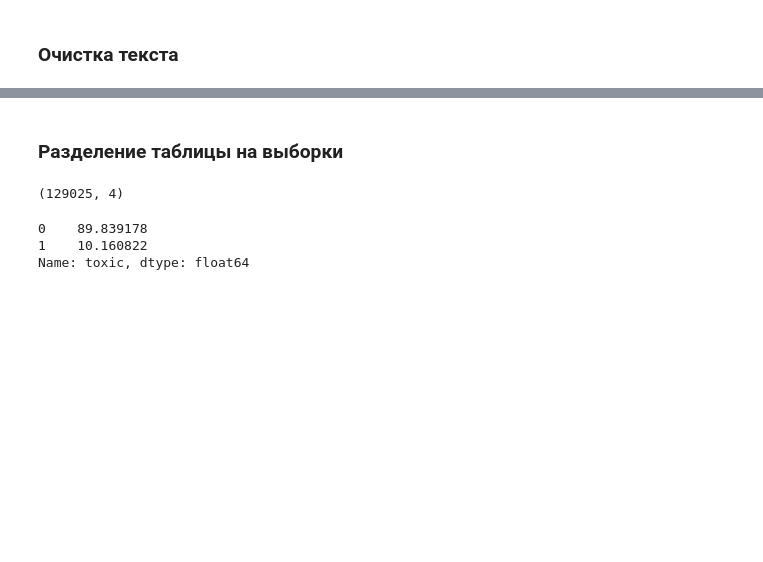
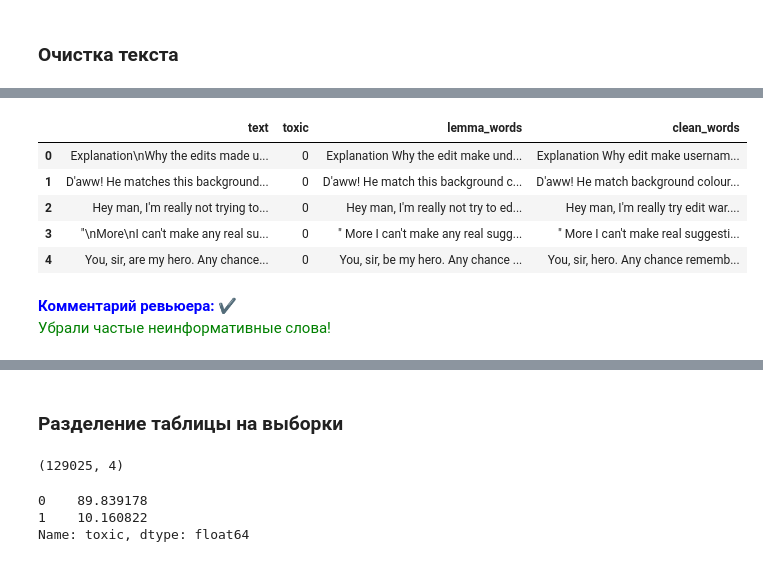
Before and after one commit to AVplusTV/Py_project, a Jupyter notebook: 18_toxic_tweets_tf_idf.ipynb, the cells around one changed output, grey strips where cells are left out. Drawn from its saved outputs; the diff is of its cells as text; code cells hidden in the pictures; blank space fills up the shorter version.

```diff
--- a/18_toxic_tweets_tf_idf.ipynb
+++ b/18_toxic_tweets_tf_idf.ipynb
@@ -160,0 +257,12 @@ df['clean_words'] = df['lemma_words'].apply(lambda x: ' '.join([word for
+# %%
+df.head()
+# %% [output]
+|  | text | toxic | lemma_words | clean_words |
+| 0 | Explanation\nWhy the edits made u... | 0 | Explanation Why the edit make und... | Explanation Why edit make usernam... |
+| 1 | D'aww! He matches this background... | 0 | D'aww! He match this background c... | D'aww! He match background colour... |
+| 2 | Hey man, I'm really not trying to... | 0 | Hey man, I'm really not try to ed... | Hey man, I'm really try edit war.... |
+| 3 | "\nMore\nI can't make any real su... | 0 | " More I can't make any real sugg... | " More I can't make real suggesti... |
+| 4 | You, sir, are my hero. Any chance... | 0 | You, sir, be my hero. Any chance ... | You, sir, hero. Any chance rememb... |
+# %% [markdown]
+<font color='blue'><b>Комментарий ревьюера: </b></font> ✔️\
+<font color='green'> Убрали частые неинформативные слова!</font>
```
Also changed, not shown: parts of 63 cells of this notebook.
